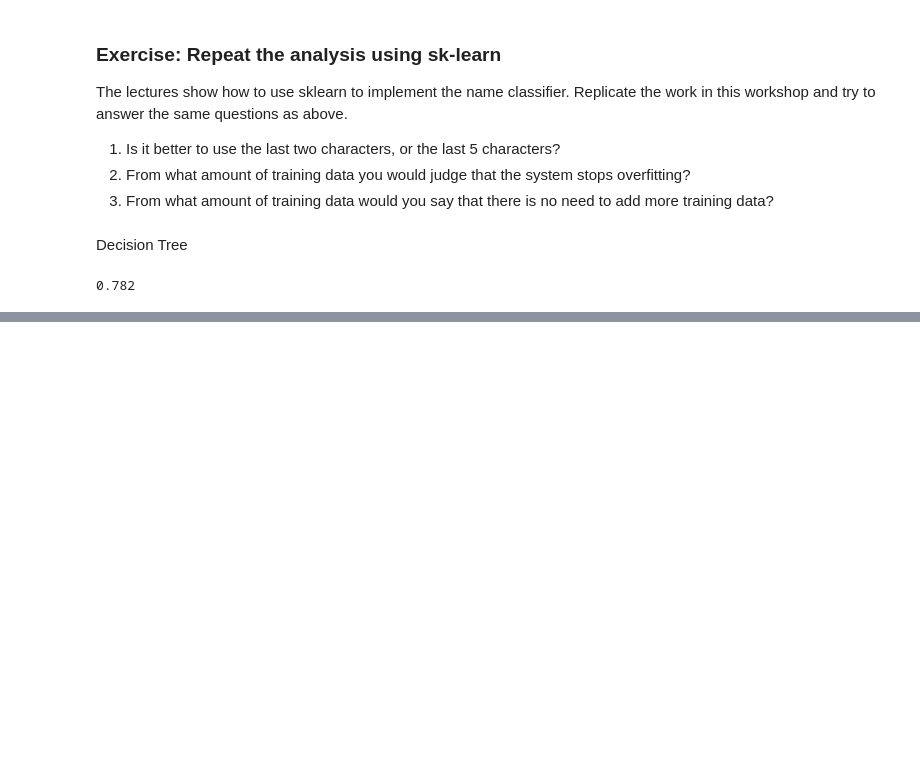
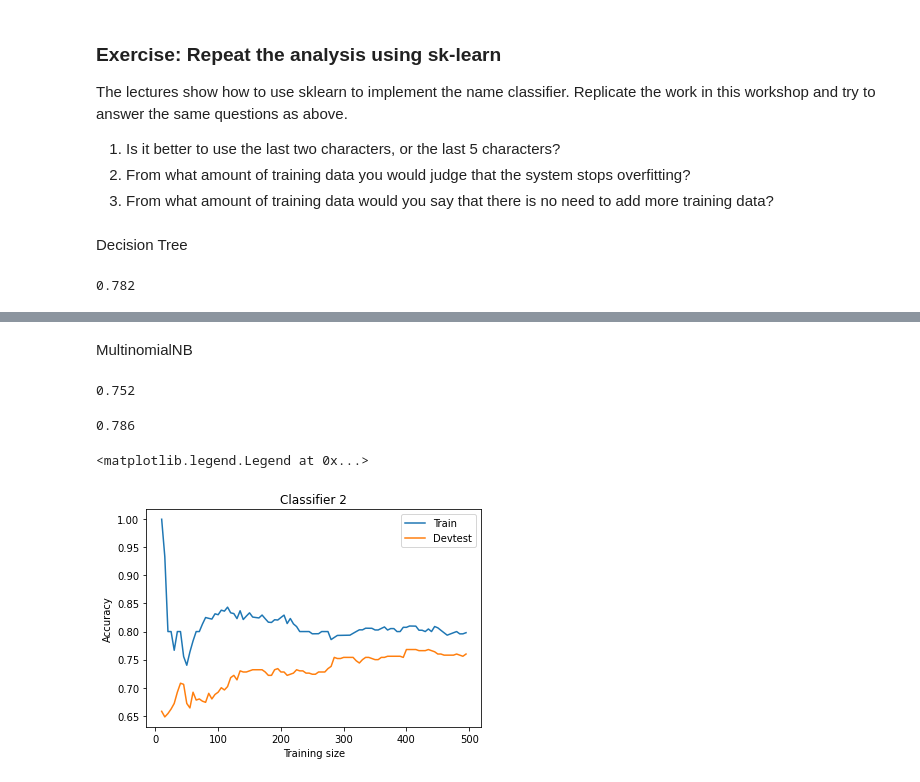
Before and after one commit to COMP3220/2022S1, a Jupyter notebook: practicals/Practical Week 03.ipynb, the cells around one changed output, grey strips where cells are left out. Saved outputs shown, nothing was run; the diff lists cells and outputs as text; code cells hidden in the pictures; blank space fills up the shorter version.

```diff
--- a/practicals/Practical Week 03.ipynb
+++ b/practicals/Practical Week 03.ipynb
@@ -207,0 +208,46 @@ plt.legend()
+# %% [markdown]
+MultinomialNB
+# %%
+from sklearn.naive_bayes import MultinomialNB
+sk_train_set2 = [(sk_gender_features2(n), g) for n, g in train_names]
+sk_devtest_set2 = [(sk_gender_features2(n), g) for n, g in devtest_names]
+sk_classifier2 = MultinomialNB()
+train2_X, train2_y = zip(*sk_train_set2)
+sk_classifier2.fit(train2_X,train2_y)
+devtest2_X, devtest2_y =zip(*sk_devtest_set2)
+devtest_predictions = sk_classifier2.predict(devtest2_X)
+print(accuracy_score(devtest2_y,devtest_predictions))
+# %% [output]
+0.752
+# %%
+sk_train_set5 = [(sk_gender_features5(n), g) for n, g in train_names]
+sk_devtest_set5 = [(sk_gender_features5(n), g) for n, g in devtest_names]
+sk_classifier5 = MultinomialNB()
+train5_X, train5_y = zip(*sk_train_set5)
+sk_classifier5.fit(train5_X,train5_y)
+devtest5_X, devtest5_y =zip(*sk_devtest_set5)
+devtest_predictions = sk_classifier5.predict(devtest5_X)
+print(accuracy_score(devtest5_y,devtest_predictions))
+# %% [output]
+0.786
+# %%
+train_accuracy2 = []
+devtest_accuracy2 = []
+nsamples = range(10, 500, 5)
+for n in nsamples:
+    classifier2 = MultinomialNB()
+    classifier2.fit(train2_X[:n], train2_y[:n])
+    train_predictions = classifier2.predict(train2_X[:n])
+    train_accuracy2.append(accuracy_score(train2_y[:n], train_predictions))
+    devtest_predictions = classifier2.predict(devtest2_X)
+    devtest_accuracy2.append(accuracy_score(devtest2_y, devtest_predictions))
+# %%
+plt.plot(nsamples, train_accuracy2, label='Train')
+plt.plot(nsamples, devtest_accuracy2, label='Devtest')
+plt.xlabel('Training size')
+plt.ylabel('Accuracy')
+plt.title('Classifier 2')
+plt.legend()
+# %% [output]
+<matplotlib.legend.Legend at 0x...>
+[figure, added]
```
Also changed, not shown: parts of 5 cells of this notebook.
